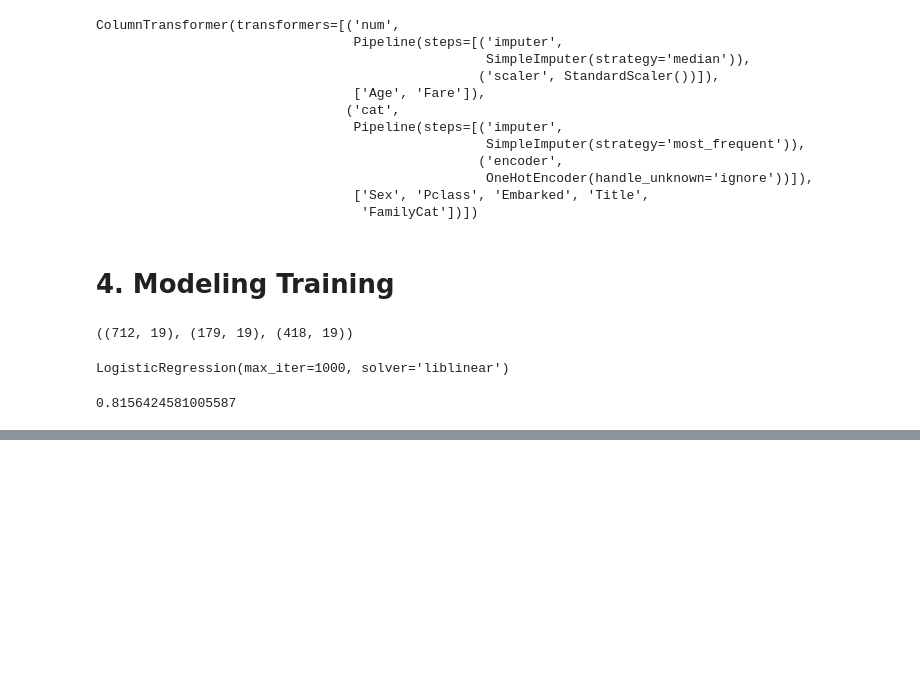
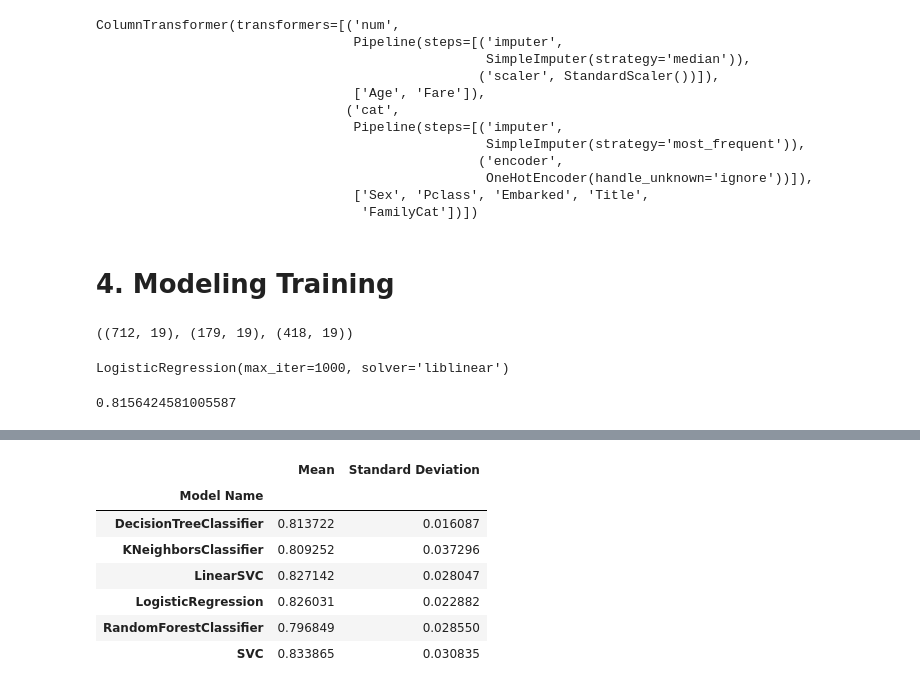
Before and after one commit to TinhAnhDepZAIII/MachineLearningTitanic, a Jupyter notebook: TitanicML.ipynb, the cells around one changed output, grey strips where cells are left out. Cells and saved outputs as stored; diff of their text form; code cells hidden in the pictures; blank space fills up the shorter version.

```diff
--- a/TitanicML.ipynb
+++ b/TitanicML.ipynb
@@ -793,0 +942,25 @@ pd.read_csv("./predictions.csv").
+# %%
+
+def generate_baseline_models_means (models, X, Y, metrics, cv =5):
+    entries = []
+    for model in models:
+        modelName = model.__class__.__name__
+        scores = cross_val_score(model, X, Y, scoring= metrics, cv = 5)
+        for foldId, score in enumerate(scores): # enumerate keep tracks of the id
+            entries.append((modelName, foldId, score))
+    cv_df = pd.DataFrame(entries, columns=['Model Name', 'Fold ID', 'Accuracy Score'])
+    mean = cv_df.groupby('Model Name')['Accuracy Score'].mean().to_frame()
+    std = cv_df.groupby('Model Name')['Accuracy Score'].std().to_frame()
+    results = pd.concat([mean, std], axis=1, ignore_index=True)
+    results.columns = ['Mean', 'Standard Deviation']
+    return results
+generate_baseline_models_means(models, X, Y, metrics='accuracy', cv =5)
+# %% [output]
+|  | Mean | Standard Deviation |
+| Model Name |  |  |
+| DecisionTreeClassifier | 0.813722 | 0.016087 |
+| KNeighborsClassifier | 0.809252 | 0.037296 |
+| LinearSVC | 0.827142 | 0.028047 |
+| LogisticRegression | 0.826031 | 0.022882 |
+| RandomForestClassifier | 0.796849 | 0.028550 |
+| SVC | 0.833865 | 0.030835 |
```
Also changed, not shown: parts of 49 cells of this notebook, 1 other file.
